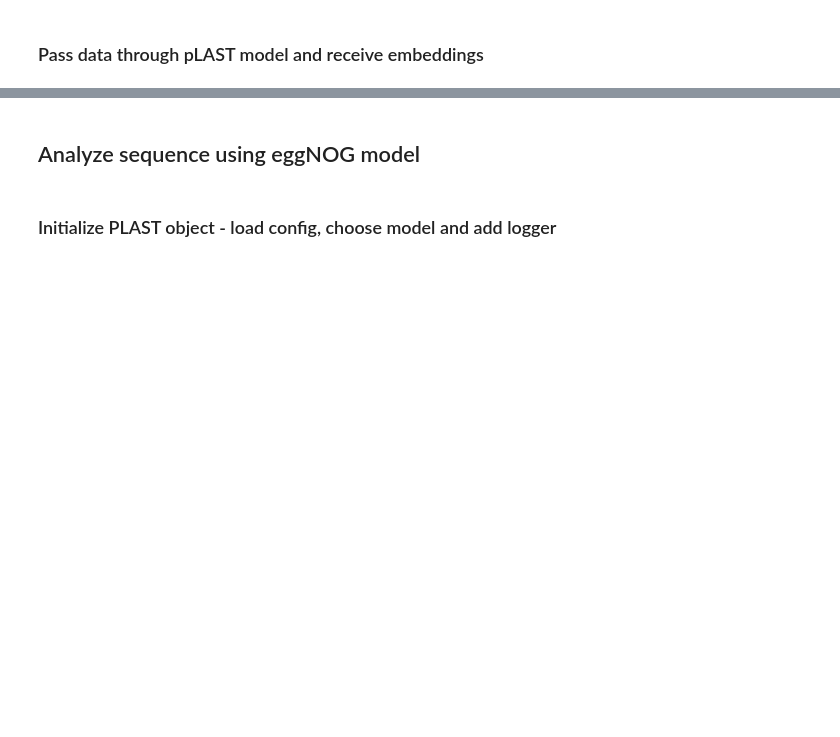
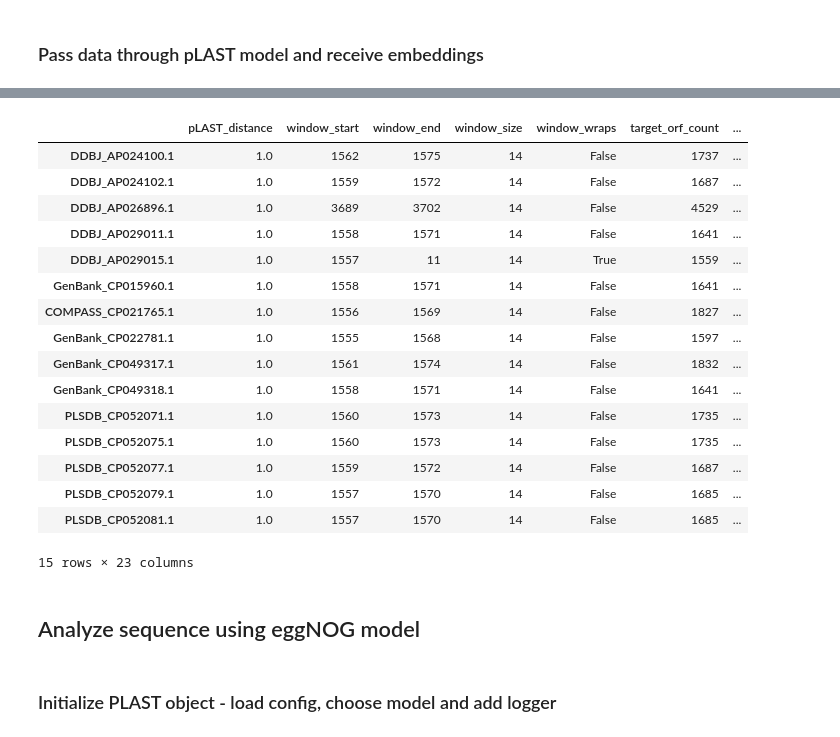
Before and after one commit to labstructbioinf/pLAST, a Jupyter notebook: docs/notebooks/usage.ipynb, the cells around one changed output, grey strips where cells are left out. Drawn from its saved outputs; the diff is of its cells as text; code cells hidden in the pictures; blank space fills up the shorter version.

```diff
--- a/docs/notebooks/usage.ipynb
+++ b/docs/notebooks/usage.ipynb
@@ -127,3 +185,68 @@ display(df[cols])
+# %%
+if not hasattr(cassette, "module_search"):
+    print("module_search() is available in the current pLAST development version.")
+    cassette_results = {}
+elif "gbfeatures" not in pl_data.config:
+    print(
+        "Local cassette search requires ordered database features. "
+    )
+    cassette_results = {}
+else:
+    cassette_results = cassette.module_search(
+        maxret=15,
+        window_size=len(cassette.vector),
+    )
+# %%
+if cassette_results:
+    cassette_df = pd.DataFrame.from_dict(cassette_results, orient="index")
+
+    for c in ("pLAST_distance", "gc"):
+        if c in cassette_df.columns:
+            cassette_df[c] = pd.to_numeric(cassette_df[c], errors="coerce").round(6)
+
+    preferred = [
+        "pLAST_distance",
+        "window_start",
+        "window_end",
+        "window_size",
+        "window_wraps",
+        "target_orf_count",
+        "module_fallback_vectors",
+        "length",
+        "gc",
+        "taxid",
+        "organism",
+        "definition",
+        "taxonomy",
+        "rep_type(s)",
+        "AMR",
+        "relaxase_type(s)",
+        "mpf_type",
+        "orit_type(s)",
+        "predicted_mobility",
+    ]
+    cols = [c for c in preferred if c in cassette_df.columns] + [
+        c for c in cassette_df.columns if c not in preferred
+    ]
+    display(cassette_df[cols])
+# %% [output]
+|  | pLAST_distance | window_start | window_end | window_size | window_wraps | target_orf_count | ... |
+| DDBJ_AP024100.1 | 1.0 | 1562 | 1575 | 14 | False | 1737 | ... |
+| DDBJ_AP024102.1 | 1.0 | 1559 | 1572 | 14 | False | 1687 | ... |
+| DDBJ_AP026896.1 | 1.0 | 3689 | 3702 | 14 | False | 4529 | ... |
+| DDBJ_AP029011.1 | 1.0 | 1558 | 1571 | 14 | False | 1641 | ... |
+| DDBJ_AP029015.1 | 1.0 | 1557 | 11 | 14 | True | 1559 | ... |
+| GenBank_CP015960.1 | 1.0 | 1558 | 1571 | 14 | False | 1641 | ... |
+| COMPASS_CP021765.1 | 1.0 | 1556 | 1569 | 14 | False | 1827 | ... |
+| GenBank_CP022781.1 | 1.0 | 1555 | 1568 | 14 | False | 1597 | ... |
+| GenBank_CP049317.1 | 1.0 | 1561 | 1574 | 14 | False | 1832 | ... |
+| GenBank_CP049318.1 | 1.0 | 1558 | 1571 | 14 | False | 1641 | ... |
+| PLSDB_CP052071.1 | 1.0 | 1560 | 1573 | 14 | False | 1735 | ... |
+| PLSDB_CP052075.1 | 1.0 | 1560 | 1573 | 14 | False | 1735 | ... |
+| PLSDB_CP052077.1 | 1.0 | 1559 | 1572 | 14 | False | 1687 | ... |
+| PLSDB_CP052079.1 | 1.0 | 1557 | 1570 | 14 | False | 1685 | ... |
+| PLSDB_CP052081.1 | 1.0 | 1557 | 1570 | 14 | False | 1685 | ... |
+15 rows × 23 columns
 # %% [markdown]
 ## Analyze sequence using eggNOG model
 # %% [markdown]
```
Also changed, not shown: parts of 12 cells of this notebook, 14 other files.
